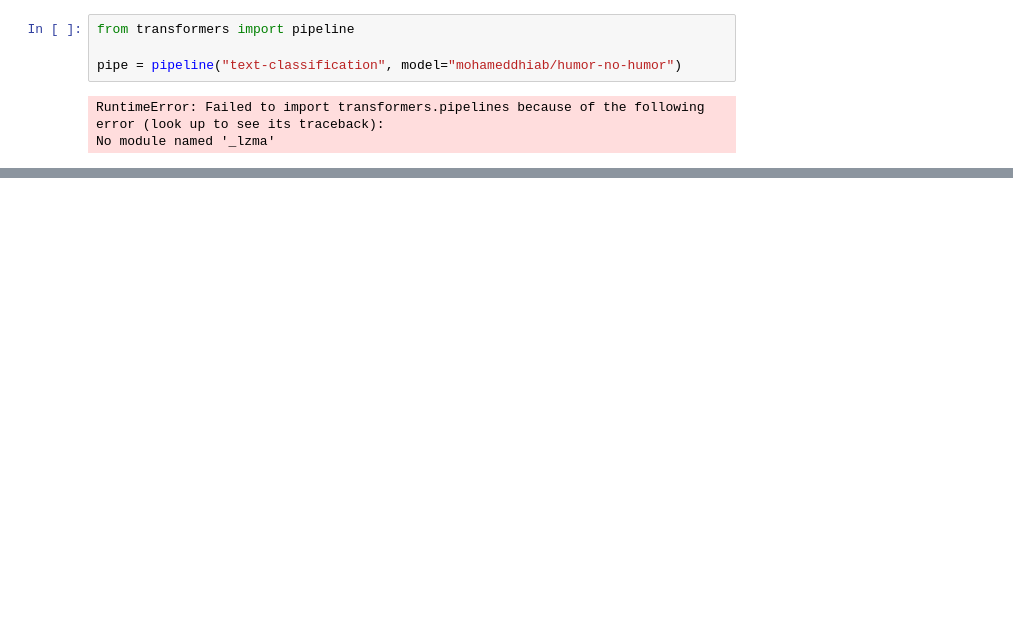
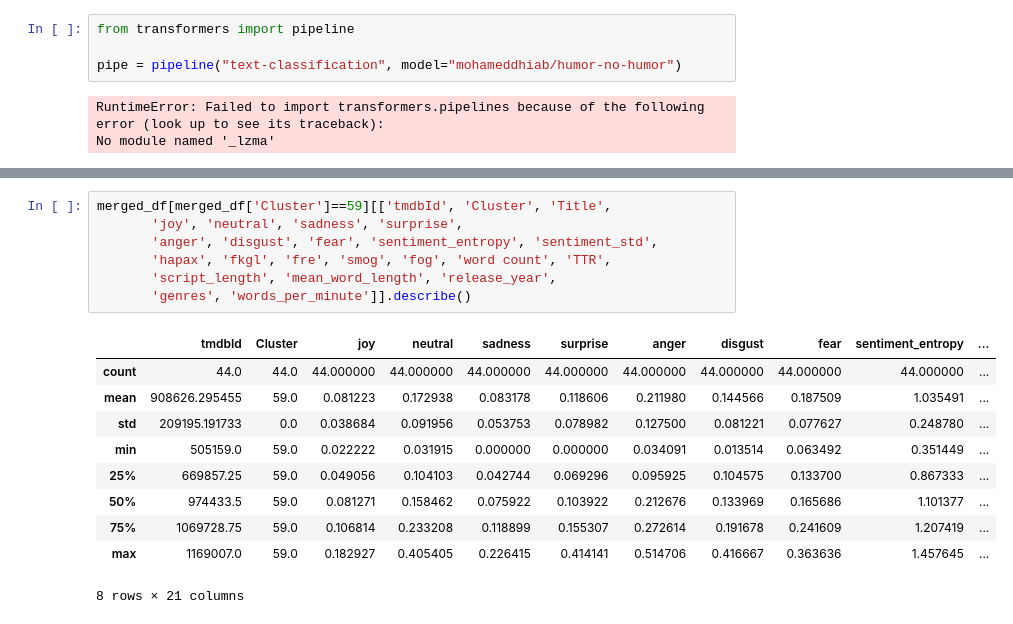
Before and after one commit to oliverramsaygray/film_wizard, a Jupyter notebook: notebooks/tigran_notebook.ipynb, the cells around one changed output, grey strips where cells are left out. Drawn from its saved outputs; the diff is of its cells as text; blank space fills up the shorter version.

```diff
--- a/notebooks/tigran_notebook.ipynb
+++ b/notebooks/tigran_notebook.ipynb
@@ -7,0 +168,18 @@ No module named '_lzma'
+# %%
+merged_df[merged_df['Cluster']==59][['tmdbId', 'Cluster', 'Title',
+       'joy', 'neutral', 'sadness', 'surprise',
+       'anger', 'disgust', 'fear', 'sentiment_entropy', 'sentiment_std',
+       'hapax', 'fkgl', 'fre', 'smog', 'fog', 'word count', 'TTR',
+       'script_length', 'mean_word_length', 'release_year',
+       'genres', 'words_per_minute']].describe()
+# %% [output]
+|  | tmdbId | Cluster | joy | neutral | sadness | surprise | anger | disgust | fear | sentiment_entropy | ... |
+| count | 44.0 | 44.0 | 44.000000 | 44.000000 | 44.000000 | 44.000000 | 44.000000 | 44.000000 | 44.000000 | 44.000000 | ... |
+| mean | 908626.295455 | 59.0 | 0.081223 | 0.172938 | 0.083178 | 0.118606 | 0.211980 | 0.144566 | 0.187509 | 1.035491 | ... |
+| std | 209195.191733 | 0.0 | 0.038684 | 0.091956 | 0.053753 | 0.078982 | 0.127500 | 0.081221 | 0.077627 | 0.248780 | ... |
+| min | 505159.0 | 59.0 | 0.022222 | 0.031915 | 0.000000 | 0.000000 | 0.034091 | 0.013514 | 0.063492 | 0.351449 | ... |
+| 25% | 669857.25 | 59.0 | 0.049056 | 0.104103 | 0.042744 | 0.069296 | 0.095925 | 0.104575 | 0.133700 | 0.867333 | ... |
+| 50% | 974433.5 | 59.0 | 0.081271 | 0.158462 | 0.075922 | 0.103922 | 0.212676 | 0.133969 | 0.165686 | 1.101377 | ... |
+| 75% | 1069728.75 | 59.0 | 0.106814 | 0.233208 | 0.118899 | 0.155307 | 0.272614 | 0.191678 | 0.241609 | 1.207419 | ... |
+| max | 1169007.0 | 59.0 | 0.182927 | 0.405405 | 0.226415 | 0.414141 | 0.514706 | 0.416667 | 0.363636 | 1.457645 | ... |
+8 rows × 21 columns
```
Also changed, not shown: parts of 14 cells of this notebook, 2 other files.
